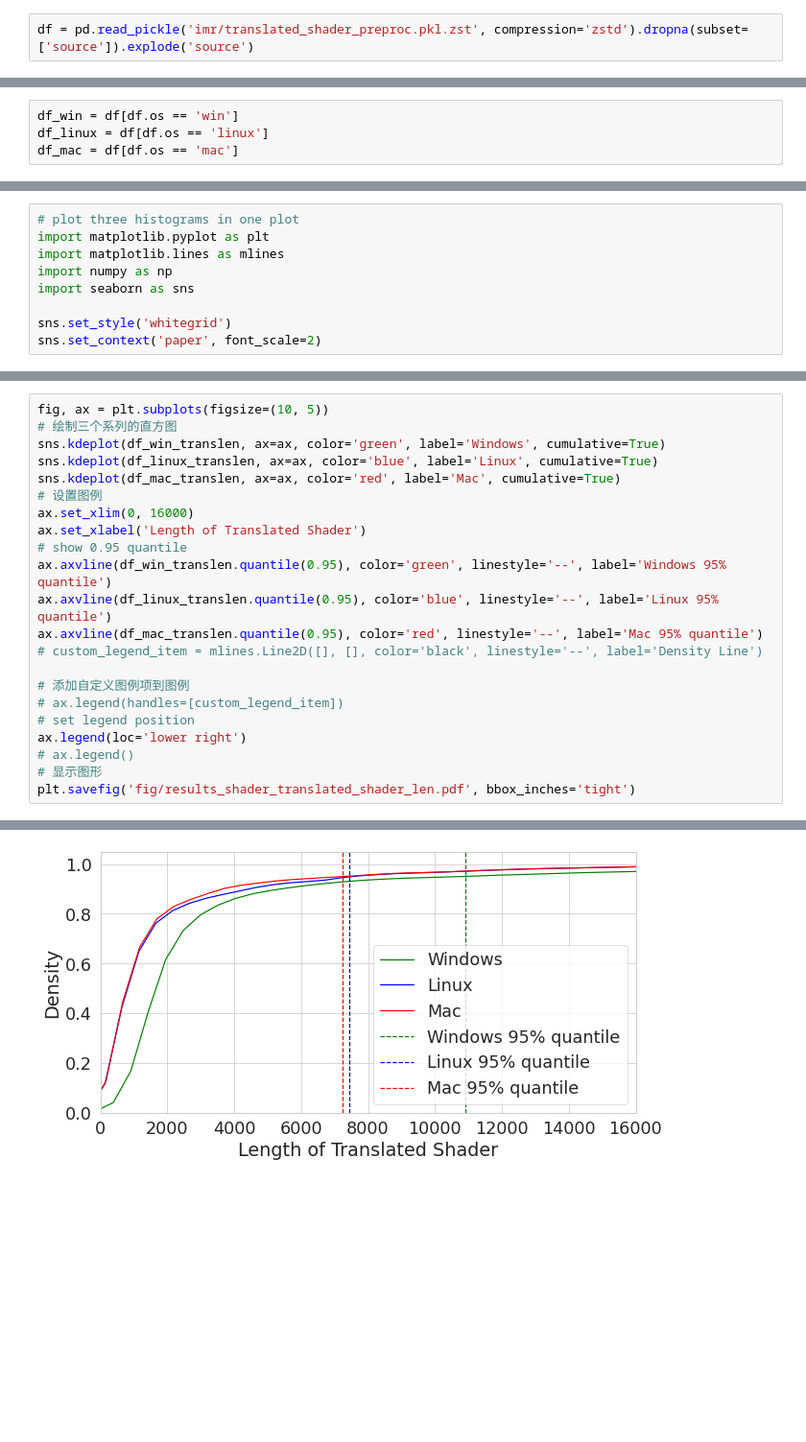
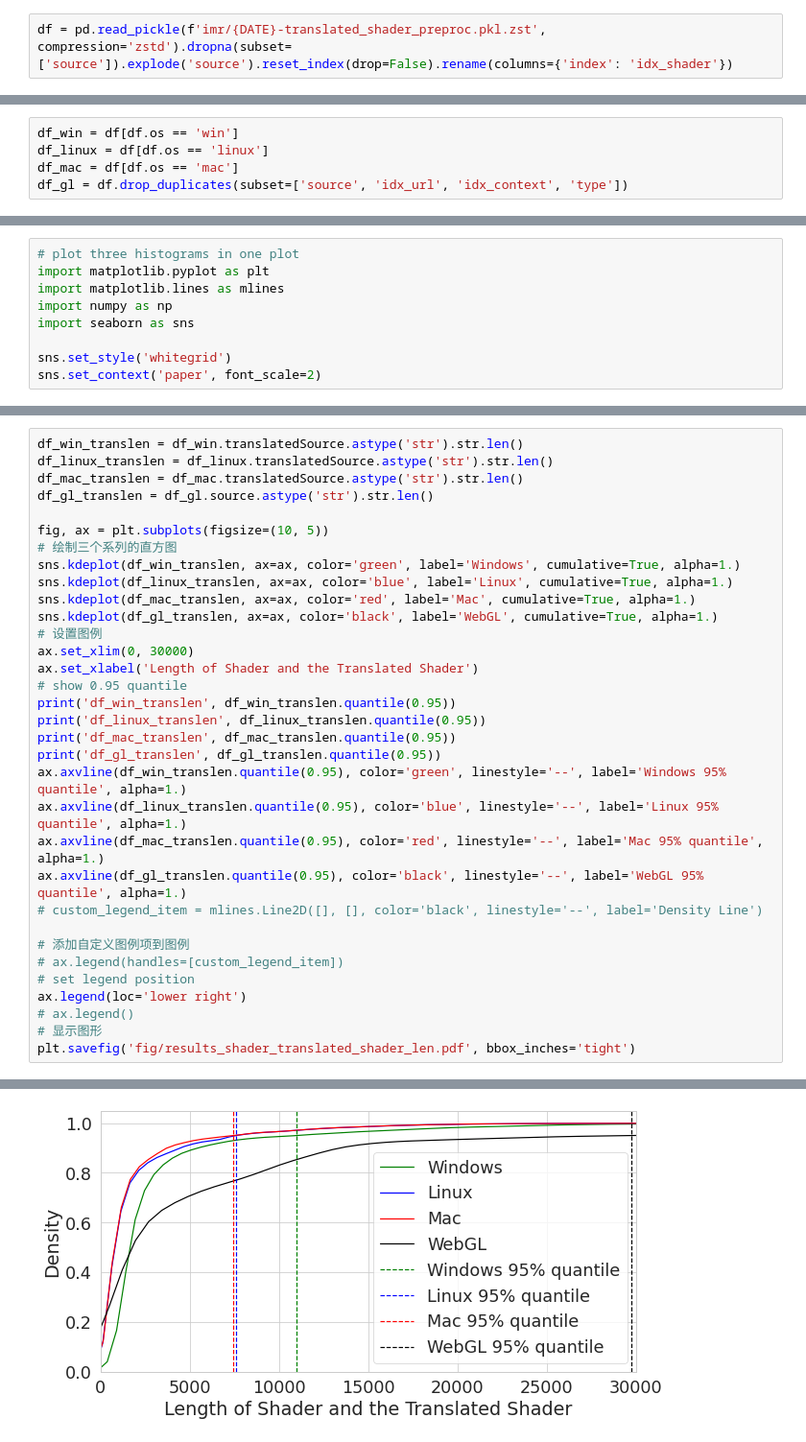
Before and after one commit to yudshj/WebGL-Empirical-Study-new, a Jupyter notebook: 3-4.AnalyzeRaf/translated_shader_analyze.ipynb, the cells around one changed output, grey strips where cells are left out. Shown at 96% size. Drawn from its saved outputs; the diff is of its cells as text; blank space fills up the shorter version.

```diff
--- a/3-4.AnalyzeRaf/translated_shader_analyze.ipynb
+++ b/3-4.AnalyzeRaf/translated_shader_analyze.ipynb
@@ -62,6 +63,6 @@ for os in oses:
 #         global_program_id += 1
 #     shaders_list.extend(tmp.values())
 # %%
-df = pd.read_pickle('imr/translated_shader_preproc.pkl.zst', compression='zstd').dropna(subset=['source']).explode('source')
+df = pd.read_pickle(f'imr/{DATE}-translated_shader_preproc.pkl.zst', compression='zstd').dropna(subset=['source']).explode('source').reset_index(drop=False).rename(columns={'index': 'idx_shader'})
 # %%
 df
@@ -82,3 +151,4 @@ fragment_sources_unique
 df_win = df[df.os == 'win']
 df_linux = df[df.os == 'linux']
 df_mac = df[df.os == 'mac']
+df_gl = df.drop_duplicates(subset=['source', 'idx_url', 'idx_context', 'type'])
@@ -98,16 +205,27 @@ sns.set_context('paper', font_scale=2)
 # %%
+df_win_translen = df_win.translatedSource.astype('str').str.len()
+df_linux_translen = df_linux.translatedSource.astype('str').str.len()
+df_mac_translen = df_mac.translatedSource.astype('str').str.len()
+df_gl_translen = df_gl.source.astype('str').str.len()
+
 fig, ax = plt.subplots(figsize=(10, 5))
 # 绘制三个系列的直方图
-sns.kdeplot(df_win_translen, ax=ax, color='green', label='Windows', cumulative=True)
-sns.kdeplot(df_linux_translen, ax=ax, color='blue', label='Linux', cumulative=True)
-sns.kdeplot(df_mac_translen, ax=ax, color='red', label='Mac', cumulative=True)
+sns.kdeplot(df_win_translen, ax=ax, color='green', label='Windows', cumulative=True, alpha=1.)
+sns.kdeplot(df_linux_translen, ax=ax, color='blue', label='Linux', cumulative=True, alpha=1.)
+sns.kdeplot(df_mac_translen, ax=ax, color='red', label='Mac', cumulative=True, alpha=1.)
+sns.kdeplot(df_gl_translen, ax=ax, color='black', label='WebGL', cumulative=True, alpha=1.)
 # 设置图例
-ax.set_xlim(0, 16000)
-ax.set_xlabel('Length of Translated Shader')
+ax.set_xlim(0, 30000)
+ax.set_xlabel('Length of Shader and the Translated Shader')
 # show 0.95 quantile
-ax.axvline(df_win_translen.quantile(0.95), color='green', linestyle='--', label='Windows 95% quantile')
-ax.axvline(df_linux_translen.quantile(0.95), color='blue', linestyle='--', label='Linux 95% quantile')
-ax.axvline(df_mac_translen.quantile(0.95), color='red', linestyle='--', label='Mac 95% quantile')
+print('df_win_translen', df_win_translen.quantile(0.95))
+print('df_linux_translen', df_linux_translen.quantile(0.95))
+print('df_mac_translen', df_mac_translen.quantile(0.95))
+print('df_gl_translen', df_gl_translen.quantile(0.95))
+ax.axvline(df_win_translen.quantile(0.95), color='green', linestyle='--', label='Windows 95% quantile', alpha=1.)
+ax.axvline(df_linux_translen.quantile(0.95), color='blue', linestyle='--', label='Linux 95% quantile', alpha=1.)
+ax.axvline(df_mac_translen.quantile(0.95), color='red', linestyle='--', label='Mac 95% quantile', alpha=1.)
+ax.axvline(df_gl_translen.quantile(0.95), color='black', linestyle='--', label='WebGL 95% quantile', alpha=1.)
 # custom_legend_item = mlines.Line2D([], [], color='black', linestyle='--', label='Density Line')
 
 # 添加自定义图例项到图例
@@ -121 +243 @@ plt.savefig('fig/results_shader_translated_shader_len.pdf', bbox_inches='tight')
-[figure, old version]
+[figure, new version]
```
Also changed, not shown: parts of 30 cells of this notebook, 19 other files.
